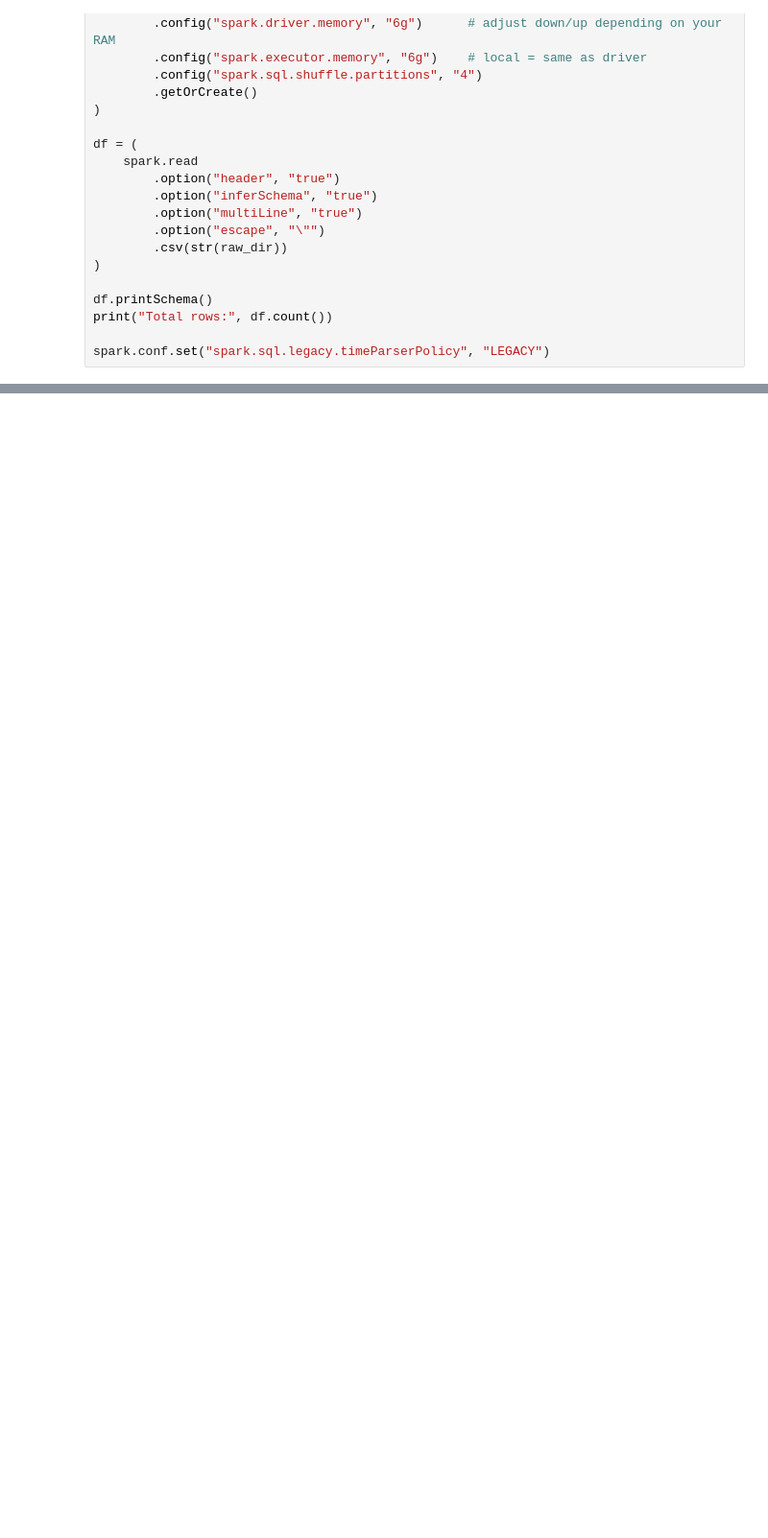
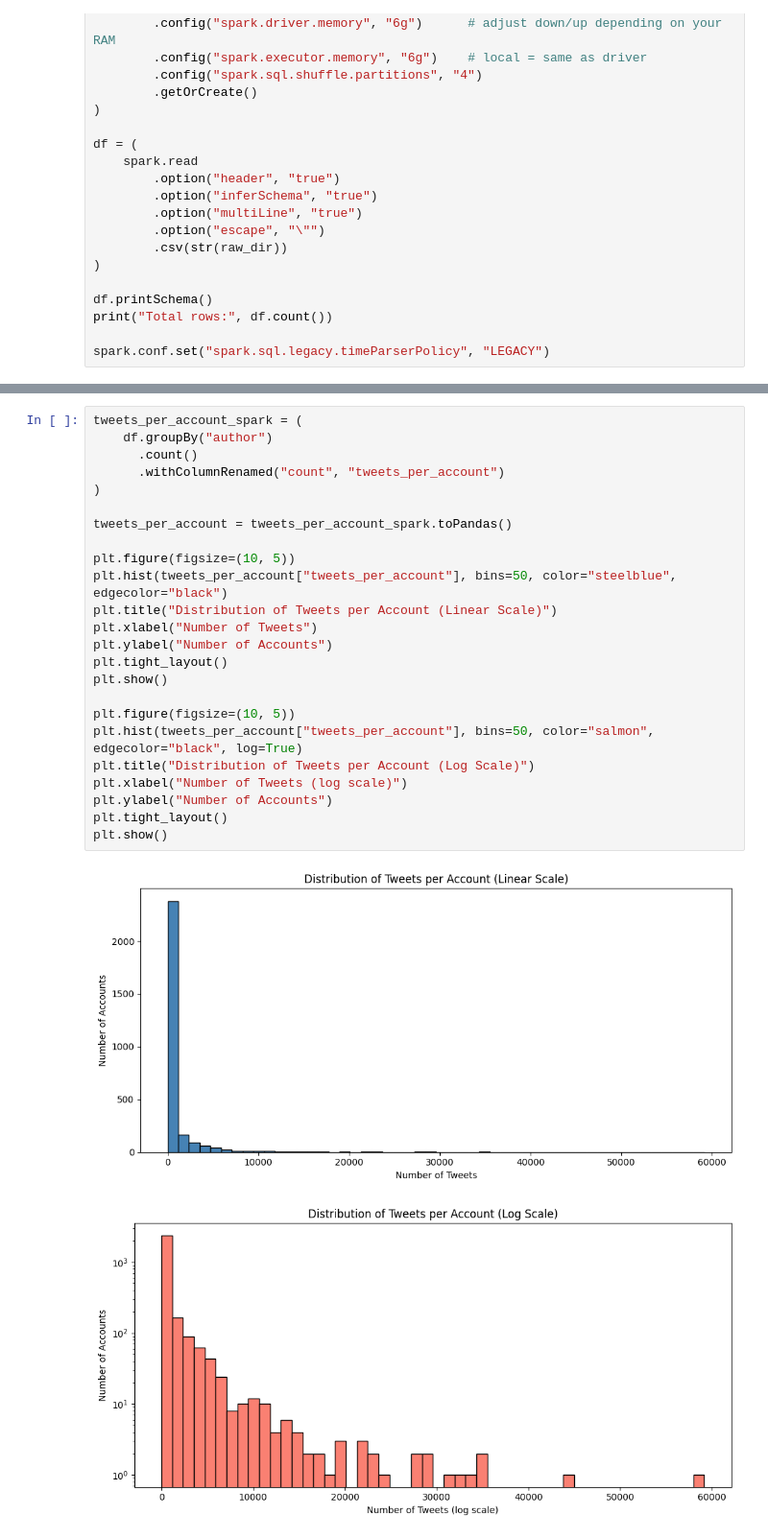
Before and after one commit to asandu-cloud/BigData, a Jupyter notebook: notebooks/01_EDA.ipynb, the cells around one changed output, grey strips where cells are left out. Shown at 96% size. Cells and saved outputs as stored; diff of their text form; blank space fills up the shorter version.

```diff
--- a/notebooks/01_EDA.ipynb
+++ b/notebooks/01_EDA.ipynb
@@ -165,0 +180,27 @@ plt.show()
+# %%
+tweets_per_account_spark = (
+    df.groupBy("author")
+      .count()
+      .withColumnRenamed("count", "tweets_per_account")
+)
+
+tweets_per_account = tweets_per_account_spark.toPandas()
+
+plt.figure(figsize=(10, 5))
+plt.hist(tweets_per_account["tweets_per_account"], bins=50, color="steelblue", edgecolor="black")
+plt.title("Distribution of Tweets per Account (Linear Scale)")
+plt.xlabel("Number of Tweets")
+plt.ylabel("Number of Accounts")
+plt.tight_layout()
+plt.show()
+
+plt.figure(figsize=(10, 5))
+plt.hist(tweets_per_account["tweets_per_account"], bins=50, color="salmon", edgecolor="black", log=True)
+plt.title("Distribution of Tweets per Account (Log Scale)")
+plt.xlabel("Number of Tweets (log scale)")
+plt.ylabel("Number of Accounts")
+plt.tight_layout()
+plt.show()
+# %% [output]
+[figure, added]
+[figure, added]
```
Also changed, not shown: parts of 10 cells of this notebook.
